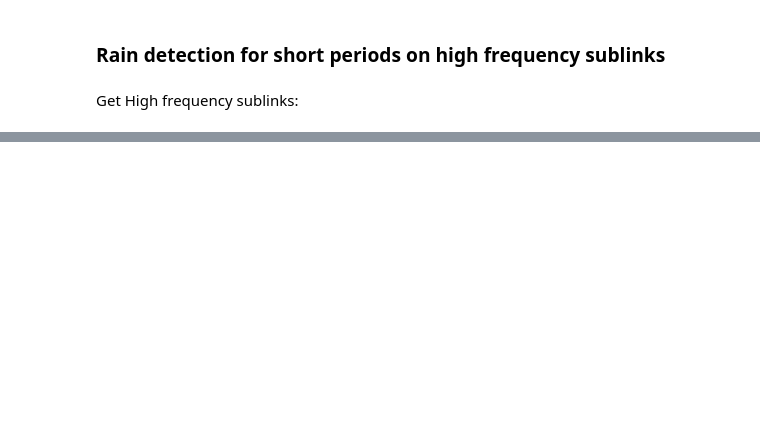
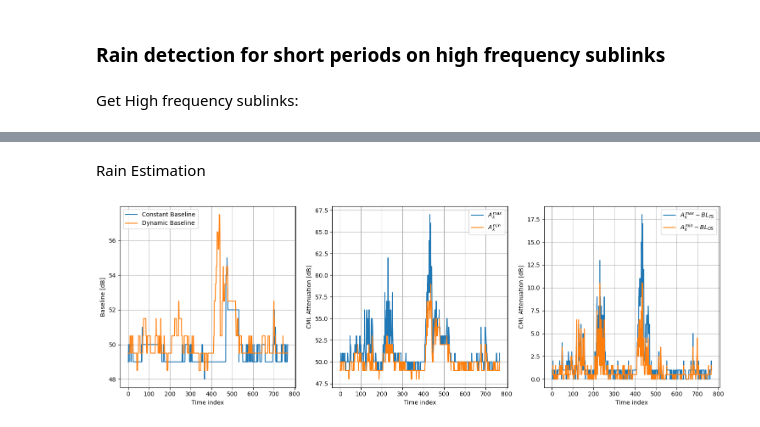
Before and after one commit to gabrielawr/OpenMesh_pynncml, a Jupyter notebook: src/analysis/pynncml_experiments/notebooks/LinkAnalysis.ipynb, the cells around one changed output, grey strips where cells are left out. Saved outputs shown, nothing was run; the diff lists cells and outputs as text; code cells hidden in the pictures; blank space fills up the shorter version.

```diff
--- a/src/analysis/pynncml_experiments/notebooks/LinkAnalysis.ipynb
+++ b/src/analysis/pynncml_experiments/notebooks/LinkAnalysis.ipynb
@@ -261,0 +283,48 @@ link frequency: 69.12
+# %% [markdown]
+Rain Estimation
+# %%
+# @title Rain Estimation Hyper-parameters
+wa_factor = 1  # @param{"type": "number"}
+r_min = 0.8  # @param{"type": "number"}
+dynamic_baseline_window_size = 4  # @param{"type": "integer"}
+statistics_window_size = 15
+statistics_wet_dry_threshold = 0.55
+# %%
+tsc = pnc.scm.rain_estimation.two_step_constant_baseline(pnc.scm.power_law.PowerLawType.MAX, r_min,
+                                                         statistics_window_size, statistics_wet_dry_threshold,
+                                                         wa_factor=wa_factor)
+os_baseline = pnc.scm.rain_estimation.one_step_dynamic_baseline(pnc.scm.power_law.PowerLawType.MAX, r_min,
+                                                                dynamic_baseline_window_size, 1)
+
+att = linkmm.attenuation()
+rain_ts, wd, ts_baseline_res = tsc(att,
+                               linkmm.meta_data)  # run constant baseline
+rain_os, os_baseline_res = os_baseline(att,
+                                   linkmm.meta_data)
+# %%
+_, axs = plt.subplots(1, 3, figsize=(15, 5))
+axs[0].plot(ts_baseline_res.numpy().flatten(), label="Constant Baseline")
+axs[0].plot(os_baseline_res.numpy().flatten(), label="Dynamic Baseline")
+axs[0].set_xlabel("Time index")
+axs[0].set_ylabel("Baseline [dB]")
+axs[0].grid()
+axs[0].legend()
+
+axs[1].plot(att[0,:,0].numpy().flatten(), label=r"$A_{k}^{max}$")
+axs[1].plot(att[0,:,1].numpy().flatten(), label=r"$A_{k}^{min}$")
+axs[1].set_xlabel("Time index")
+axs[1].set_ylabel("CML Attenuation [dB]")
+axs[1].grid()
+axs[1].legend()
+
+axs[2].plot(np.maximum(att[0,:,0].numpy().flatten()-ts_baseline_res.numpy().flatten(),0), label=r"$A_{k}^{max}-BL_{TS}$")
+axs[2].plot(np.maximum(att[0,:,0].numpy().flatten()-os_baseline_res.numpy().flatten(),0), label=r"$A_{k}^{min}-BL_{OS}$")
+axs[2].set_xlabel("Time index")
+axs[2].set_ylabel("CML Attenuation [dB]")
+axs[2].grid()
+axs[2].legend()
+
+plt.tight_layout()
+plt.show()
+# %% [output]
+[figure, added]
```
Also changed, not shown: parts of 34 cells of this notebook, 2 other files.
